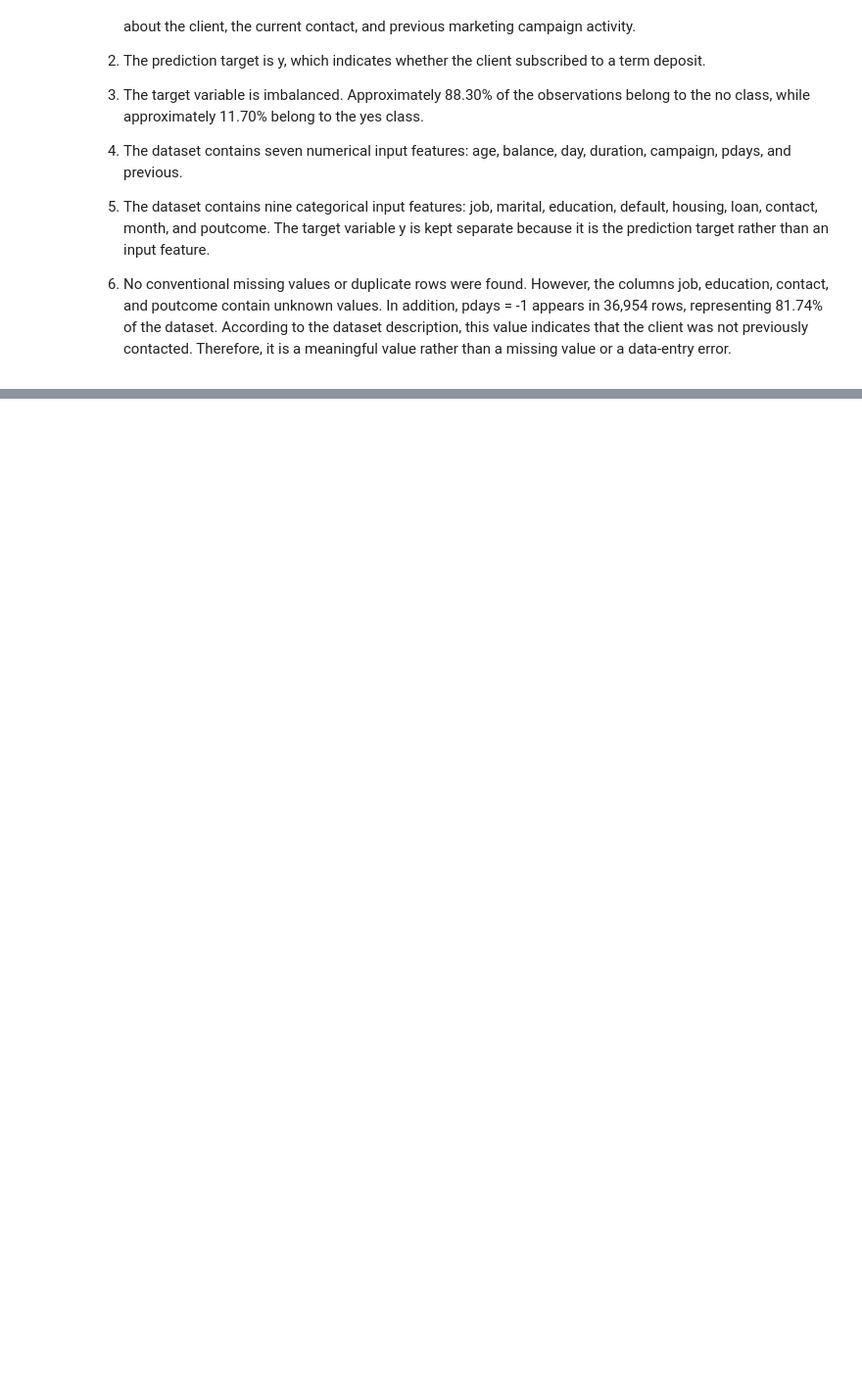
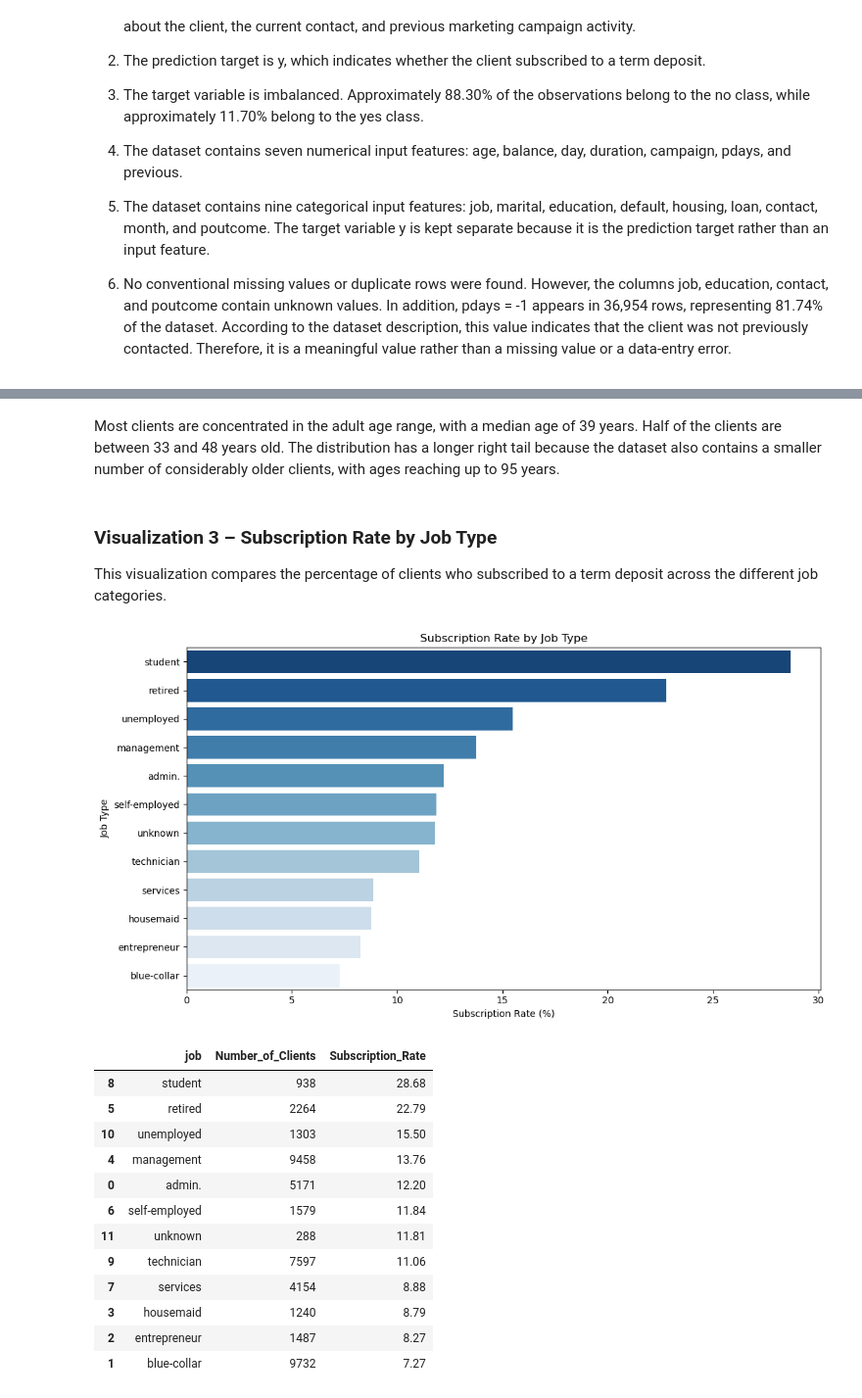
Before and after one commit to liadagon/Applied_Artificial_Intelligence, a Jupyter notebook: FinalProjectAppliedAI.ipynb, the cells around one changed output, grey strips where cells are left out. Shown at 98% size. Saved outputs shown, nothing was run; the diff lists cells and outputs as text; code cells hidden in the pictures; blank space fills up the shorter version.

```diff
--- a/FinalProjectAppliedAI.ipynb
+++ b/FinalProjectAppliedAI.ipynb
@@ -185,0 +358,56 @@ The target variable is imbalanced. Approximately 88.30% of the observations belo
+# %% [markdown]
+Most clients are concentrated in the adult age range, with a median age of 39 years. Half of the clients are between 33 and 48 years old. The distribution has a longer right tail because the dataset also contains a smaller number of considerably older clients, with ages reaching up to 95 years.
+# %% [markdown]
+### Visualization 3 – Subscription Rate by Job Type
+
+This visualization compares the percentage of clients who subscribed to a term deposit across the different job categories.
+# %%
+job_subscription = (
+    df.assign(subscribed=(df["y"] == "yes").astype(int))
+      .groupby("job", as_index=False)
+      .agg(
+          Number_of_Clients=("subscribed", "size"),
+          Subscription_Rate=("subscribed", "mean")
+      )
+)
+
+job_subscription["Subscription_Rate"] *= 100
+
+job_subscription = job_subscription.sort_values(
+    "Subscription_Rate",
+    ascending=False
+)
+
+plt.figure(figsize=(11, 6))
+
+sns.barplot(
+    data=job_subscription,
+    x="Subscription_Rate",
+    y="job",
+    hue="job",
+    palette="Blues_r",
+    legend=False
+)
+
+plt.title("Subscription Rate by Job Type")
+plt.xlabel("Subscription Rate (%)")
+plt.ylabel("Job Type")
+plt.tight_layout()
+plt.show()
+
+display(job_subscription.round(2))
+# %% [output]
+[figure, added]
+|  | job | Number_of_Clients | Subscription_Rate |
+| 8 | student | 938 | 28.68 |
+| 5 | retired | 2264 | 22.79 |
+| 10 | unemployed | 1303 | 15.50 |
+| 4 | management | 9458 | 13.76 |
+| 0 | admin. | 5171 | 12.20 |
+| 6 | self-employed | 1579 | 11.84 |
+| 11 | unknown | 288 | 11.81 |
+| 9 | technician | 7597 | 11.06 |
+| 7 | services | 4154 | 8.88 |
+| 3 | housemaid | 1240 | 8.79 |
+| 2 | entrepreneur | 1487 | 8.27 |
+| 1 | blue-collar | 9732 | 7.27 |
```
Also changed, not shown: parts of 21 cells of this notebook.
